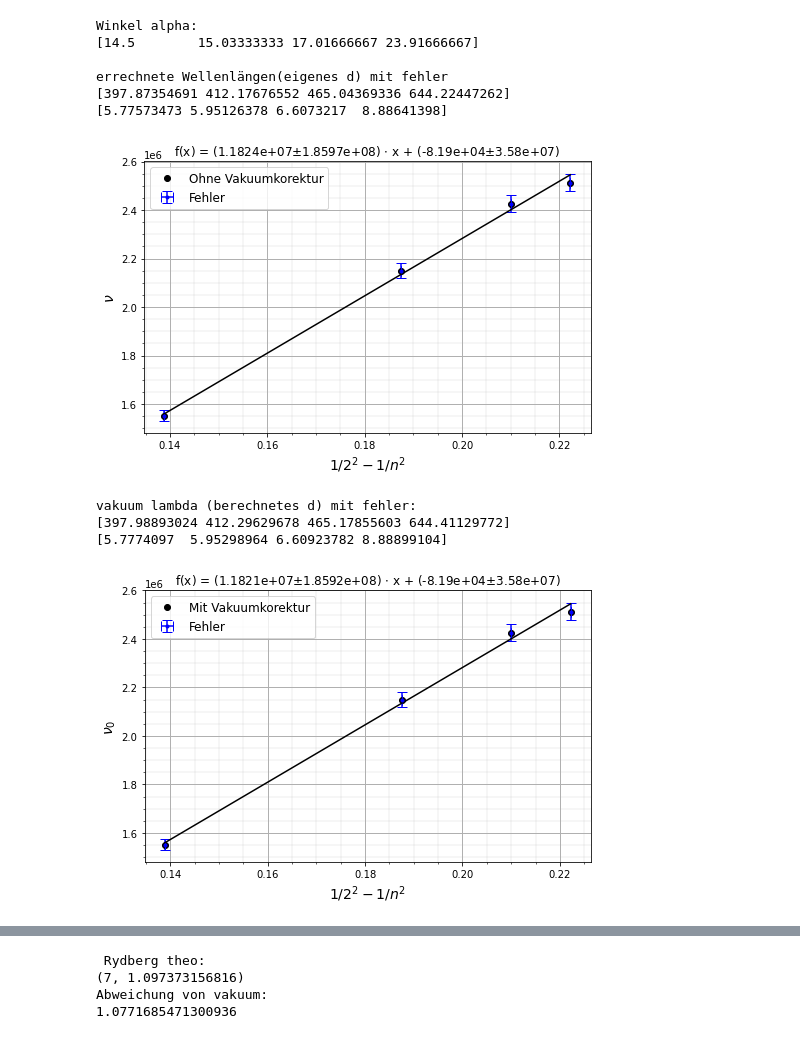
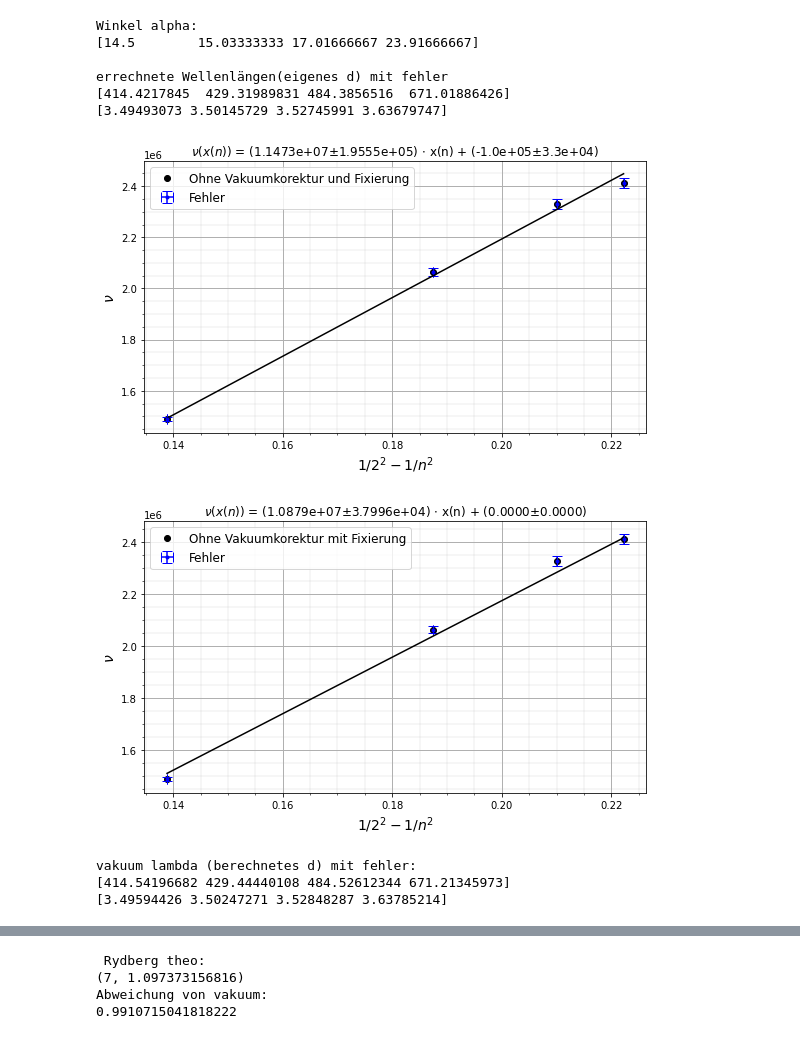
Before and after one commit to Alex-Adam25/python, a Jupyter notebook: Experiment_AS1/plot.ipynb, the cells around one changed output, grey strips where cells are left out. Saved outputs shown, nothing was run; the diff lists cells and outputs as text; code cells hidden in the pictures.

```diff
--- a/Experiment_AS1/plot.ipynb
+++ b/Experiment_AS1/plot.ipynb
@@ -18,9 +18,6 @@ matplotlib.rc('figure', titlesize=BIGGER_SIZE)  # fontsize of the figure title
 
 
 
-
-
-
 %run ../odr_v2.ipynb
 %run ../arr2table_v3.2.ipynb
 #Theo:
@@ -28,7 +25,7 @@ matplotlib.rc('figure', titlesize=BIGGER_SIZE)  # fontsize of the figure title
 cdt=np.array([441.463,467.8136,479.9914,508.5824,643.84696])*1e-9
 
 #error für grad und min
-m_err=2+5
+m_err=10
 
 #linke ordung
 cdlg=np.array([25,26,26,27,32])
@@ -50,8 +47,15 @@ cd_err=(cdl_err)*np.sqrt(1/2)
 x=np.sin(np.deg2rad(cd))
 x_err=np.cos(np.deg2rad(cd))*np.deg2rad(cd_err)
 print("ODR")
-out=zeichnen(x=x,y=cdt,scientific=[2,2],x_err=x_err,y_err=1e-30,odr=True,beta0=[1e6,0],
-             fx_title="f(x)",x_title="x", m_unit="",b_unit="",label="Bestimmung der Gitterkonstante",xlabel=r"$\sin \alpha $",  ylabel="Theoreitschen $\lambda$")
+out=zeichnen(x=x,y=cdt,scientific=[3,1],x_err=x_err,y_err=1e-30,odr=True,fix=[1,1],beta0=[1e6,10],
+             fx_title=r"$\lambda(\sin(\alpha))$",x_title=r"$\sin(\alpha)$", m_unit="m",b_unit="m",
+             label="Messpunkte ohne Fixierung",xlabel=r"$\sin \alpha $",  ylabel="Theoreitschen $\lambda$",
+             speichername="gitter_nofix")
+
+out=zeichnen(x=x,y=cdt,scientific=[3,0],x_err=x_err,y_err=1e-30,odr=True,fix=[1,0],beta0=[1e6,0],
+             fx_title=r"$\lambda(\sin(\alpha))$",x_title=r"$\sin(\alpha)$", m_unit="m",b_unit="m",
+             label="Messpunkte mit Fixierung",xlabel=r"$\sin \alpha $",  ylabel="Theoreitschen $\lambda$",
+             speichername="gitter_fix")
 d=out.beta[0]
 d_err=out.sd_beta[0]
 dt=1/600000
@@ -67,7 +72,7 @@ d :1.5890787621405261e-06 +- 2.1303926496672916e-08
 [603759.62115667 586812.12070727 608828.85139632 607604.57769468
  608324.84143394]
 # %%
-#Violett,Violett,Blau-Grün(Türkis),Rot
+#### Violett,Violett,Blau-Grün(Türkis),Rot
 #Hδ,Hγ,Hβ,Hα
 #6,5,4,3
 
@@ -107,46 +112,51 @@ hnu_err=hlam_err/hlam**2
 
 nm=np.array([1/2**2-1/(i)**2 for i in range(6,2,-1)])
 
+zeichnen(x=nm,y=hnu,y_err=hnu_err,scientific=[4,1],x_err=1e-30,beta0=[1e7,0],fix=[1,1],label="Ohne Vakuumkorektur und Fixierung"
+         ,xlabel=r"$1/2^2-1/n^2$",  ylabel=r"$\nu$",x_title=r"x(n)",fx_title=r"$\nu(x(n))$",speichername="R_novac_nofix")
 
-zeichnen(x=nm,y=hnu,y_err=hnu_err,scientific=[4,2],beta0=[-1e7,2.5e6],label="Ohne Vakuumkorektur"
-         ,xlabel=r"$1/2^2-1/n^2$",  ylabel=r"$\nu$")
+zeichnen(x=nm,y=hnu,y_err=hnu_err,scientific=[4,0],x_err=1e-30,beta0=[1e7,0],fix=[1,0],label="Ohne Vakuumkorektur mit Fixierung"
+         ,xlabel=r"$1/2^2-1/n^2$",  ylabel=r"$\nu$",x_title=r"x(n)",fx_title=r"$\nu(x(n))$",speichername="R_novac_fix")
 
 
 if False:
 
     #theoretisches d
     print("theoreitsches d")
     hlamt=dt*np.sin(np.deg2rad(h))
     print(hlamt*1e9)
     #Wikipedia
     print("wikipedia lambda")
     hlam_wiki=np.array([410.1735,434.045,486.132,656.278])*1e-9
     print(hlam_wiki*1e9)
 
 print("vakuum lambda (berechnetes d) mit fehler:")
 nbrechindex=(1+2.9e-4)
 hlam_vac=hlam*nbrechindex
 hlam_vac_err=nbrechindex*hlam_err
 print(hlam_vac*1e9)
 print(hlam_vac_err*1e9)
 hnu_vac=1/hlam_vac
 hnu_vac_err=hlam_vac_err/hlam_vac**2
 
-ryd=zeichnen(x=nm,y=hnu_vac,y_err=hnu_vac_err,scientific=[4,2],beta0=[-1e7,2.5e6],label="Mit Vakuumkorektur"
-         ,xlabel=r"$1/2^2-1/n^2$",  ylabel=r"$\nu_0$")
+ryd=zeichnen(x=nm,y=hnu_vac,y_err=hnu_vac_err,x_err=1e-30,scientific=[4,1],beta0=[1e7,0],fix=[1,1],label="Mit Vakuumkorektur ohne Fixierung"
+         ,xlabel=r"$x(n)=1/2^2-1/n^2$",  ylabel=r"$\nu_0$",x_title=r"x(n)",fx_title=r"$\nu_0(x(n))$",speichername="R_vac_nofix")
+
+ryd=zeichnen(x=nm,y=hnu_vac,y_err=hnu_vac_err,x_err=1e-30,scientific=[4,0],beta0=[1e7,0],fix=[1,0],label="Mit Vakuumkorektur und Fixierung"
+         ,xlabel=r"$x(n)=1/2^2-1/n^2$",  ylabel=r"$\nu_0$",x_title=r"x(n)",fx_title=r"$\nu_0(x(n))$",speichername="R_vac_fix")
 print("\n Rydberg theo:")
 print(split(cons.Rydberg))
 print("Abweichung von vakuum:")
 print(ryd.beta[0]/cons.Rydberg)
 # %% [output]
 Winkel alpha:
 [14.5        15.03333333 17.01666667 23.91666667]
 
 errechnete Wellenlängen(eigenes d) mit fehler
-[397.87354691 412.17676552 465.04369336 644.22447262]
-[5.77573473 5.95126378 6.6073217  8.88641398]
+[414.4217845  429.31989831 484.3856516  671.01886426]
+[3.49493073 3.50145729 3.52745991 3.63679747]
-[figure, old version]
+[figure, new version]
+[figure, new version]
 vakuum lambda (berechnetes d) mit fehler:
-[397.98893024 412.29629678 465.17855603 644.41129772]
-[5.7774097  5.95298964 6.60923782 8.88899104]
+[414.54196682 429.44440108 484.52612344 671.21345973]
+[3.49594426 3.50247271 3.52848287 3.63785214]
-[figure, old version]
@@ -153,7 +165,7 @@ vakuum lambda (berechnetes d) mit fehler:
  Rydberg theo:
 (7, 1.097373156816)
 Abweichung von vakuum:
-1.0771685471300936
+0.9910715041818222
 # %%
 
 nlg=np.array([26,27,29,29,30,31])
```
Also changed, not shown: parts of 4 cells of this notebook, 9 other files.
